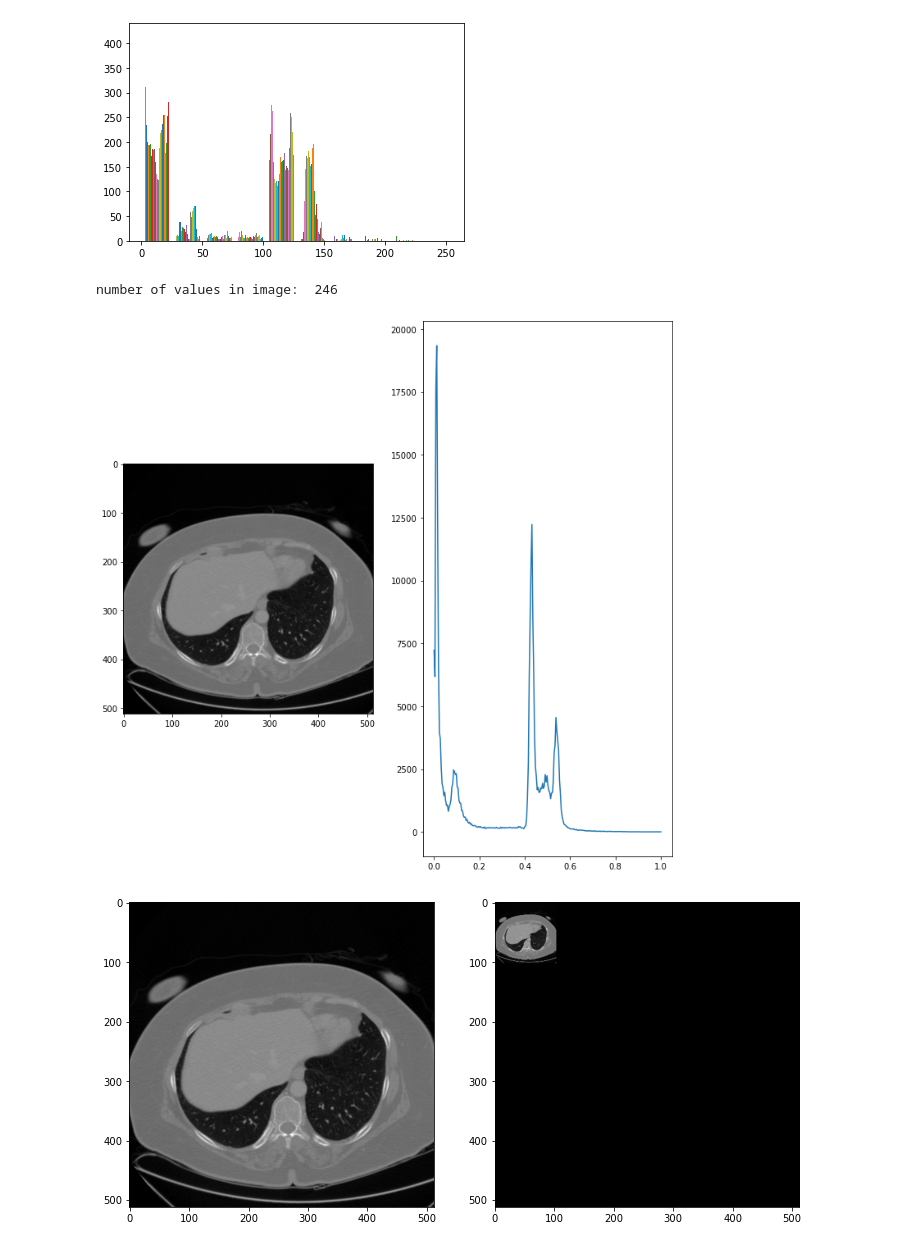
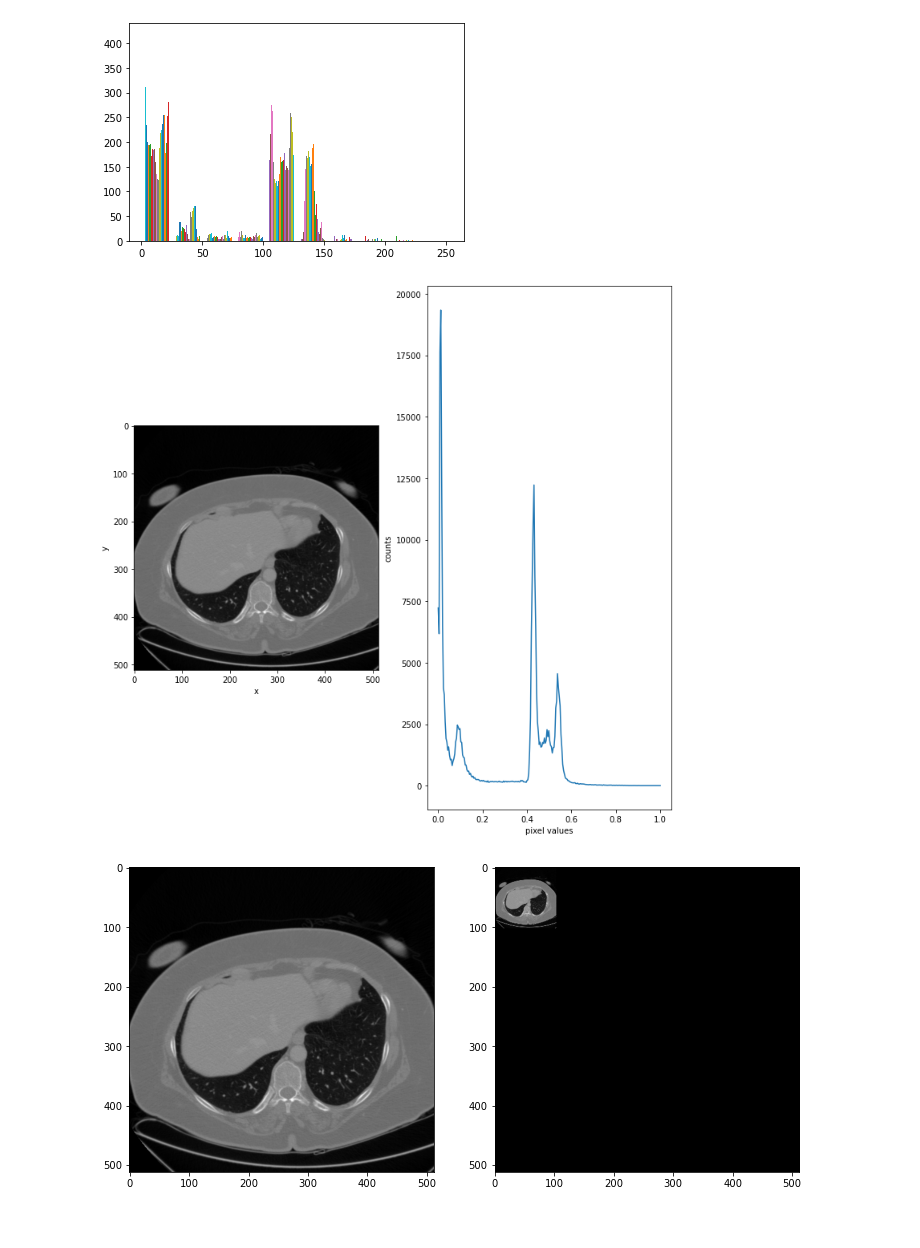
Before and after one commit to Ahmadsad/ID2211-Project, a Jupyter notebook: test.ipynb, the cells around one changed output. Drawn from its saved outputs; the diff is of its cells as text; code cells hidden in the pictures.

```diff
--- a/test.ipynb
+++ b/test.ipynb
@@ -44,16 +67,3 @@ plt.hist(image)
 plt.show()
 # %% [output]
 [figure]
-# %%
-norm_img = image/np.max(image);
-print('number of values in image: ',len(np.unique(norm_img)));
-plt.figure(figsize=(12,12))
-plt.subplot(1, 2, 1)
-plt.imshow(norm_img, cmap='gray')
-plt.subplot(1, 2, 2)
-uniq_norm_img = np.unique(norm_img, return_counts=True)
-plt.plot(uniq_norm_img[0],uniq_norm_img[1])
-plt.show();
-# %% [output]
-number of values in image:  246
-[figure, removed]
@@ -67,3 +70,8 @@ def give_transferMatrix(scaling):
+# %%
+norm_img = image/np.max(image);
+plt_fig_hist(norm_img);
+# %% [output]
+[figure, added]
 # %%
 scaling_factor = 5;
 transf_matrix = give_transferMatrix([scaling_factor, scaling_factor]);
```
Also changed, not shown: parts of 33 cells of this notebook.
